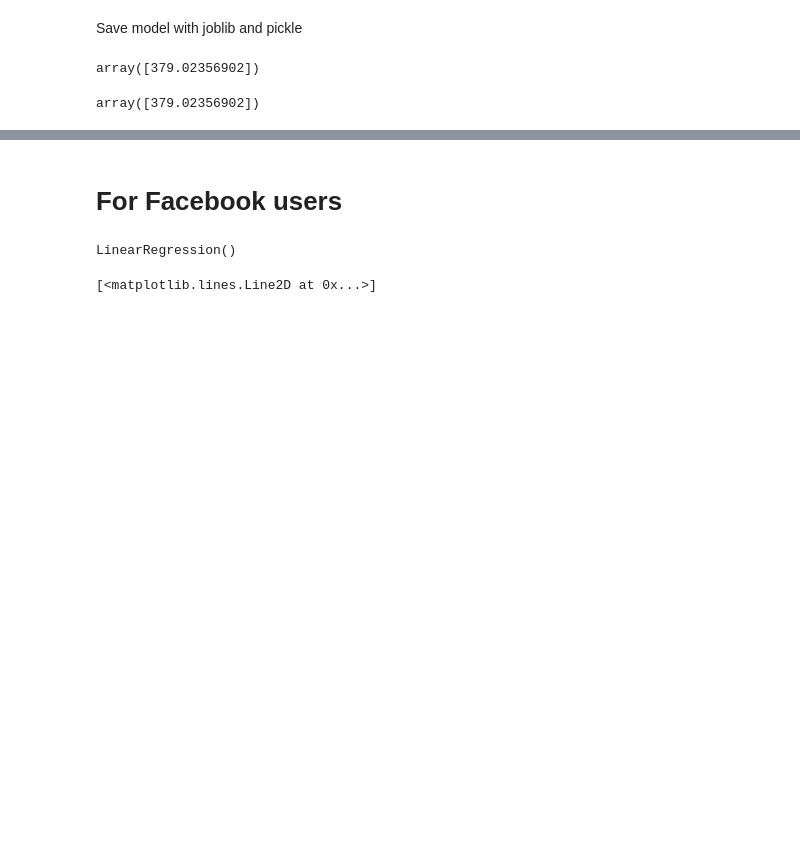
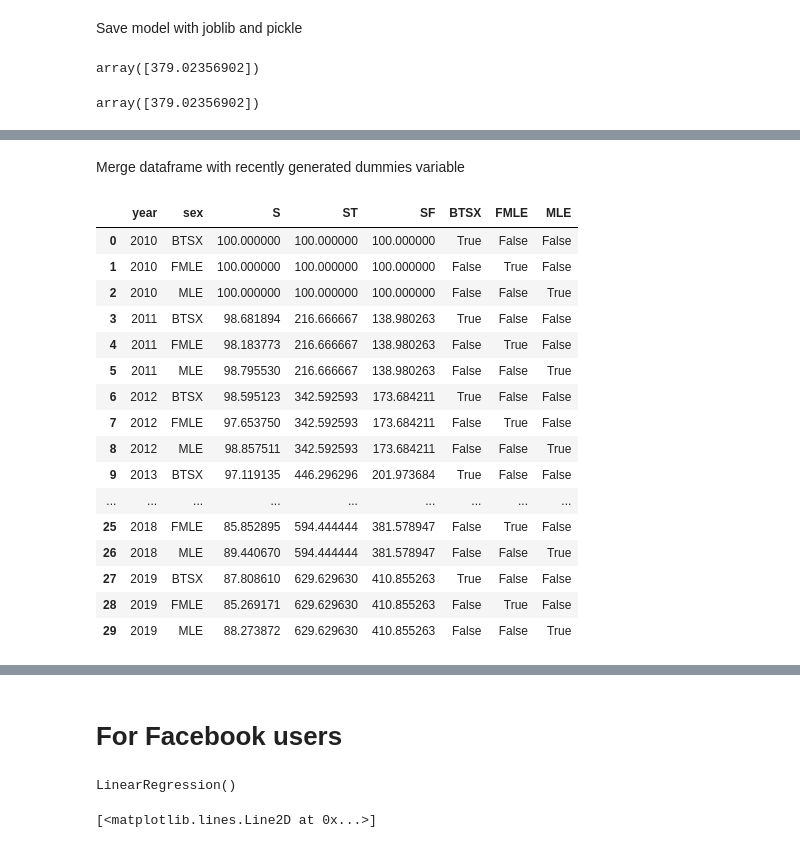
Before and after one commit to GabiHan/ML-Suicide-Analysis, a Jupyter notebook: SuicideData.ipynb, the cells around one changed output, grey strips where cells are left out. Saved outputs shown, nothing was run; the diff lists cells and outputs as text; code cells hidden in the pictures; blank space fills up the shorter version.

Commit message:
Dummy variable (handling non numeric variable)

```diff
--- a/SuicideData.ipynb
+++ b/SuicideData.ipynb
@@ -198,0 +201,3 @@ array([379.02356902])
+# %%
+dummies = pd.get_dummies(df.sex)
+dummies
@@ -198,0 +293,23 @@ array([379.02356902])
+# %% [markdown]
+Merge dataframe with recently generated dummies variable
+# %%
+merge = pd.concat([df,dummies],axis='columns')
+merge
+# %% [output]
+|  | year | sex | S | ST | SF | BTSX | FMLE | MLE |
+| 0 | 2010 | BTSX | 100.000000 | 100.000000 | 100.000000 | True | False | False |
+| 1 | 2010 | FMLE | 100.000000 | 100.000000 | 100.000000 | False | True | False |
+| 2 | 2010 | MLE | 100.000000 | 100.000000 | 100.000000 | False | False | True |
+| 3 | 2011 | BTSX | 98.681894 | 216.666667 | 138.980263 | True | False | False |
+| 4 | 2011 | FMLE | 98.183773 | 216.666667 | 138.980263 | False | True | False |
+| 5 | 2011 | MLE | 98.795530 | 216.666667 | 138.980263 | False | False | True |
+| 6 | 2012 | BTSX | 98.595123 | 342.592593 | 173.684211 | True | False | False |
+| 7 | 2012 | FMLE | 97.653750 | 342.592593 | 173.684211 | False | True | False |
+| 8 | 2012 | MLE | 98.857511 | 342.592593 | 173.684211 | False | False | True |
+| 9 | 2013 | BTSX | 97.119135 | 446.296296 | 201.973684 | True | False | False |
+| ... | ... | ... | ... | ... | ... | ... | ... | ... |
+| 25 | 2018 | FMLE | 85.852895 | 594.444444 | 381.578947 | False | True | False |
+| 26 | 2018 | MLE | 89.440670 | 594.444444 | 381.578947 | False | False | True |
+| 27 | 2019 | BTSX | 87.808610 | 629.629630 | 410.855263 | True | False | False |
+| 28 | 2019 | FMLE | 85.269171 | 629.629630 | 410.855263 | False | True | False |
+| 29 | 2019 | MLE | 88.273872 | 629.629630 | 410.855263 | False | False | True |
```
Also changed, not shown: parts of 8 cells of this notebook.
